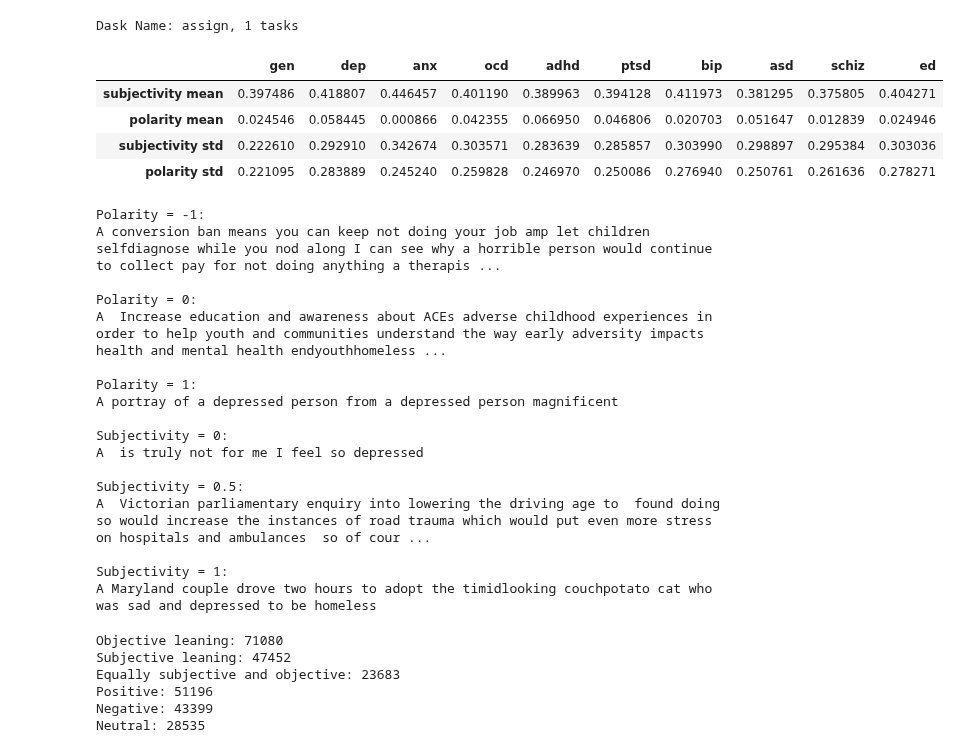
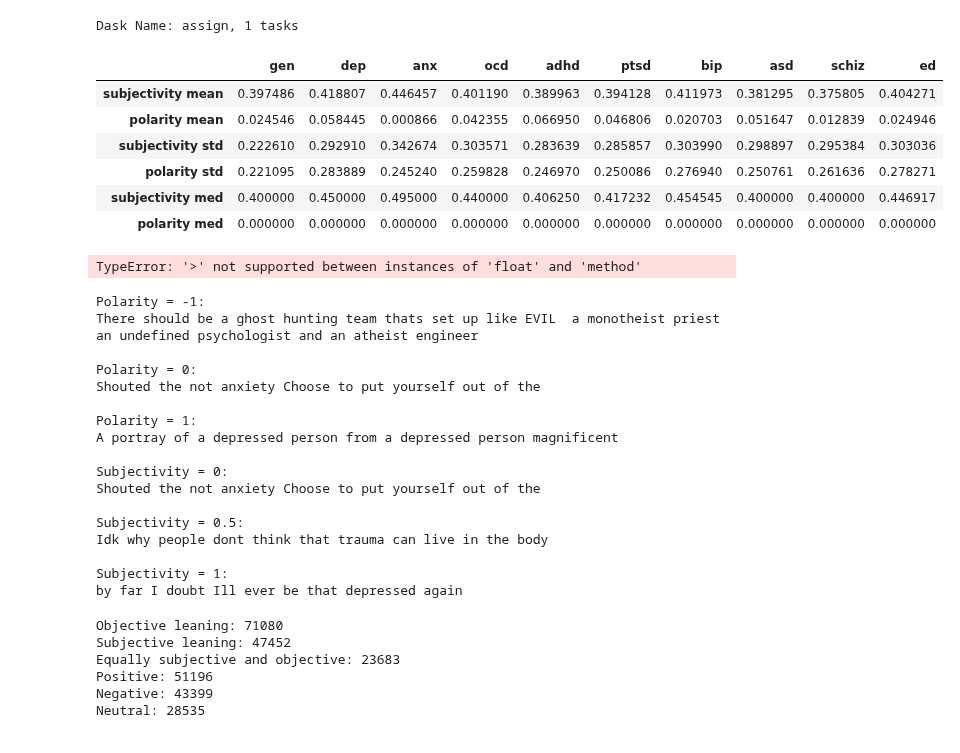
Before and after one commit to ddattero/BigDataFinalProject, a Jupyter notebook: twit_analysis.ipynb, the cells around one changed output. Saved outputs shown, nothing was run; the diff lists cells and outputs as text; code cells hidden in the pictures.

Commit message:
continued refining outputs

```diff
--- a/twit_analysis.ipynb
+++ b/twit_analysis.ipynb
@@ -314,64 +304,69 @@ Dask Name: assign, 1 tasks
 # %%
 # can store results in a pandas dataframe since we know it will fit in memory
 mlres = pd.DataFrame()
 
 # for each category, make a series of sub and pol mean and std
 # then add it to the output pandas df
 for c in keyCats.keys():
     tmp = tweetdf.loc[tweetdf[c]]
     data = (tmp['subjectivity'].mean().compute(),\
             tmp['polarity'].mean().compute(),\
             tmp['subjectivity'].std().compute(),\
             tmp['polarity'].std().compute()
             )
     ser = pd.Series(data=data, index=['subjectivity mean', 'polarity mean', 'subjectivity std', 'polarity std'], name=c)
     mlres = pd.concat([mlres, ser], axis=1)
 
-mlres = mlres.rename(abbrCats)
+mlres
+# %% [output]
+|  | gen | dep | anx | ocd | adhd | ptsd | bip | asd | schiz | ed |
+| subjectivity mean | 0.397486 | 0.418807 | 0.446457 | 0.401190 | 0.389963 | 0.394128 | 0.411973 | 0.381295 | 0.375805 | 0.404271 |
+| polarity mean | 0.024546 | 0.058445 | 0.000866 | 0.042355 | 0.066950 | 0.046806 | 0.020703 | 0.051647 | 0.012839 | 0.024946 |
+| subjectivity std | 0.222610 | 0.292910 | 0.342674 | 0.303571 | 0.283639 | 0.285857 | 0.303990 | 0.298897 | 0.295384 | 0.303036 |
+| polarity std | 0.221095 | 0.283889 | 0.245240 | 0.259828 | 0.246970 | 0.250086 | 0.276940 | 0.250761 | 0.261636 | 0.278271 |
+| subjectivity med | 0.400000 | 0.450000 | 0.495000 | 0.440000 | 0.406250 | 0.417232 | 0.454545 | 0.400000 | 0.400000 | 0.446917 |
+| polarity med | 0.000000 | 0.000000 | 0.000000 | 0.000000 | 0.000000 | 0.000000 | 0.000000 | 0.000000 | 0.000000 | 0.000000 |
-# %%
-mlres
-# %% [output]
-|  | gen | dep | anx | ocd | adhd | ptsd | bip | asd | schiz | ed |
-| subjectivity mean | 0.397486 | 0.418807 | 0.446457 | 0.401190 | 0.389963 | 0.394128 | 0.411973 | 0.381295 | 0.375805 | 0.404271 |
-| polarity mean | 0.024546 | 0.058445 | 0.000866 | 0.042355 | 0.066950 | 0.046806 | 0.020703 | 0.051647 | 0.012839 | 0.024946 |
-| subjectivity std | 0.222610 | 0.292910 | 0.342674 | 0.303571 | 0.283639 | 0.285857 | 0.303990 | 0.298897 | 0.295384 | 0.303036 |
-| polarity std | 0.221095 | 0.283889 | 0.245240 | 0.259828 | 0.246970 | 0.250086 | 0.276940 | 0.250761 | 0.261636 | 0.278271 |
 # %%
 hvplot.save(mlres.drop(index=['subjectivity std', 'polarity std', 'polarity mean']).hvplot.bar(use_index=True, title='Subjectivity Means', xlabel='Topic', ylabel='Subjectivity', ylim=(0, 1)),\
     'figures/subjectivity-mean-bar.png')
+# %% [output]
+TypeError: '>' not supported between instances of 'float' and 'method'
 # %%
 hvplot.save(mlres.drop(index=['subjectivity std', 'polarity std', 'subjectivity mean']).hvplot.bar(use_index=True, title='Polarity Means', xlabel='Topic', ylabel='Polarity', ylim=(-1, 1)),\
     'figures/polarity-mean-bar.png')
 # %%
 # print the tweets that fall on each end (and middle for polarity) of the sentiment analysis
-polDF = tweetdf.groupby('polarity').min().compute()
-subjDF = tweetdf.groupby('subjectivity').min().compute()
+neg = list(tweetdf.loc[tweetdf['polarity'] == -1]['text'].sample(frac=0.01))[0]
+neut = list(tweetdf.loc[tweetdf['polarity'] == 0]['text'].sample(frac=0.01))[0]
+pos = list(tweetdf.loc[tweetdf['polarity'] == 1]['text'].sample(frac=0.01))[0]
+subj = list(tweetdf.loc[tweetdf['subjectivity'] == 0]['text'].sample(frac=0.01))[0]
+eqSO = list(tweetdf.loc[tweetdf['subjectivity'] == 0.5]['text'].sample(frac=0.01))[0]
+obj = list(tweetdf.loc[tweetdf['subjectivity'] == 1]['text'].sample(frac=0.01))[0]
 
-
-print(f"Polarity = -1:\n{polDF['text'][-1]}\n")
-print(f"Polarity = 0:\n{polDF['text'][0]}\n")
-print(f"Polarity = 1:\n{polDF['text'][1]}\n")
-print(f"Subjectivity = 0:\n{subjDF['text'][0]}\n")
-print(f"Subjectivity = 0.5:\n{subjDF['text'][0.5]}\n")
-print(f"Subjectivity = 1:\n{subjDF['text'][1]}")
+print(f"Polarity = -1:\n{neg}\n")
+print(f"Polarity = 0:\n{neut}\n")
+print(f"Polarity = 1:\n{pos}\n")
+print(f"Subjectivity = 0:\n{subj}\n")
+print(f"Subjectivity = 0.5:\n{eqSO}\n")
+print(f"Subjectivity = 1:\n{obj}")
 # %% [output]
 Polarity = -1:
-A conversion ban means you can keep not doing your job amp let children selfdiagnose while you nod along I can see why a horrible person would continue to collect pay for not doing anything a therapis ...
+There should be a ghost hunting team thats set up like EVIL  a monotheist priest an undefined psychologist and an atheist engineer
 
 Polarity = 0:
-A  Increase education and awareness about ACEs adverse childhood experiences in order to help youth and communities understand the way early adversity impacts health and mental health endyouthhomeless ...
+Shouted the not anxiety Choose to put yourself out of the
 
 Polarity = 1:
 A portray of a depressed person from a depressed person magnificent
 
 Subjectivity = 0:
-A  is truly not for me I feel so depressed
+Shouted the not anxiety Choose to put yourself out of the
 
 Subjectivity = 0.5:
-A  Victorian parliamentary enquiry into lowering the driving age to  found doing so would increase the instances of road trauma which would put even more stress on hospitals and ambulances  so of cour ...
+Idk why people dont think that trauma can live in the body
 
 Subjectivity = 1:
-A Maryland couple drove two hours to adopt the timidlooking couchpotato cat who was sad and depressed to be homeless
+by far I doubt Ill ever be that depressed again
 # %%
 # counts the number of tweets that fall into each sentiment analysis category
 numMoreObj = len(tweetdf.loc[tweetdf['subjectivity'] < 0.5].compute())
```
Also changed, not shown: parts of 7 cells of this notebook.
